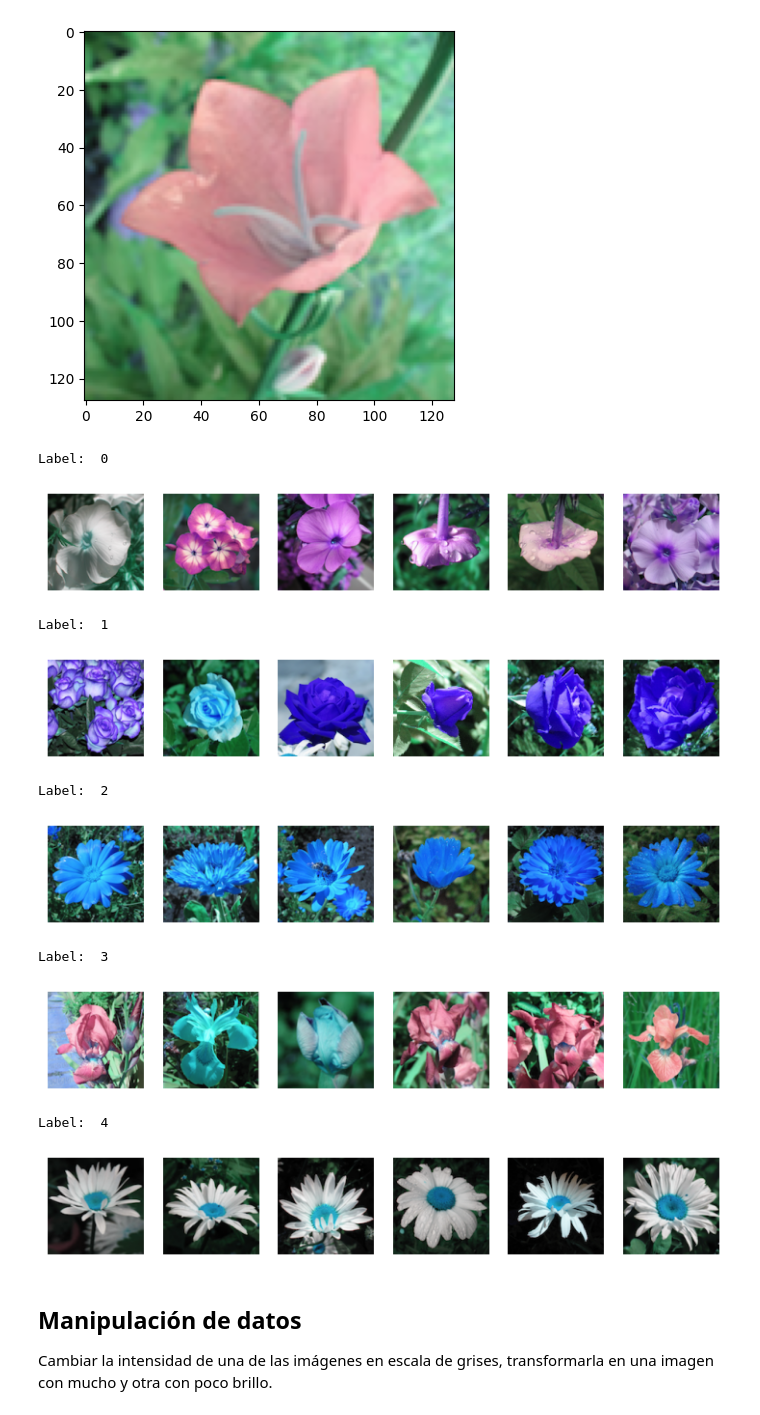
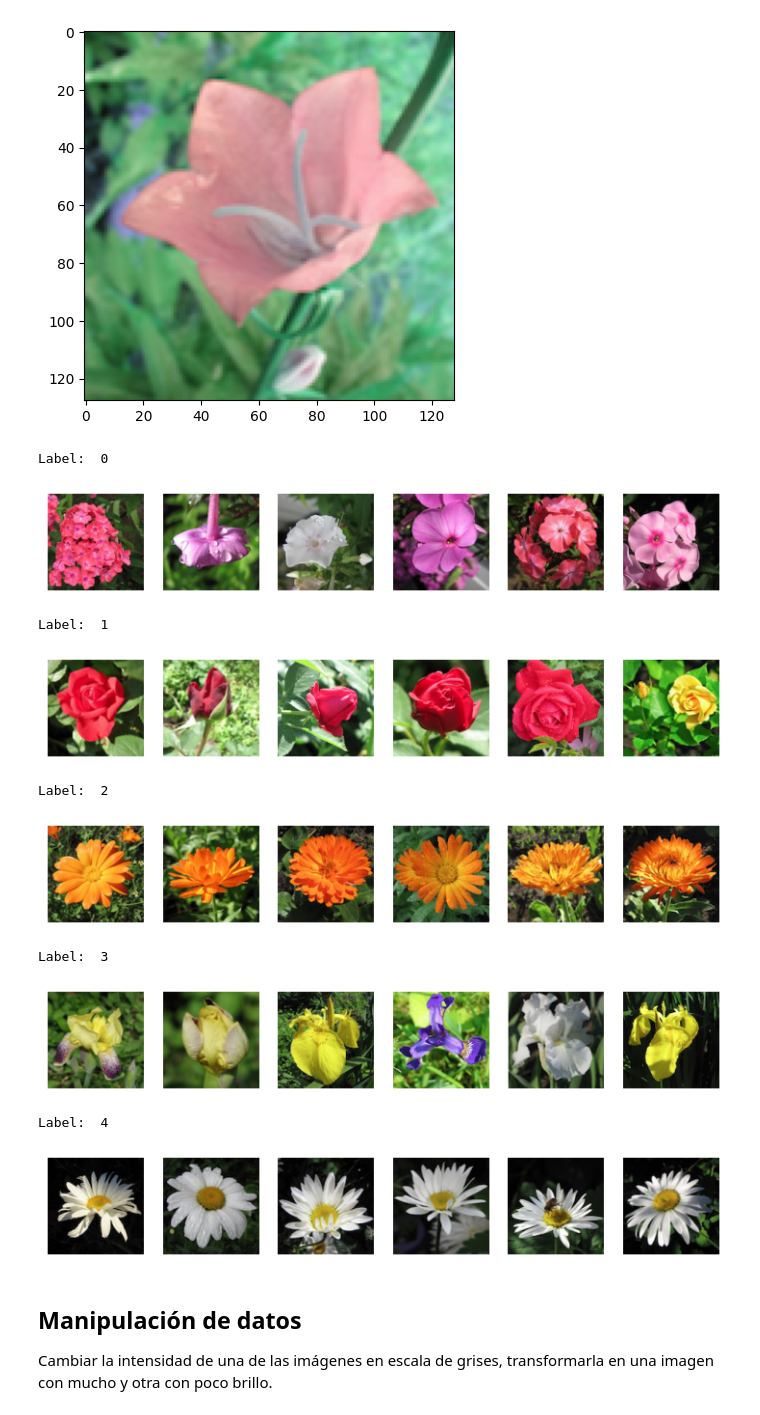
Before and after one commit to josesg998/dmecyt, a Jupyter notebook: preTP1/pre_TP_01_JSG.ipynb, the cells around one changed output. Cells and saved outputs as stored; diff of their text form; code cells hidden in the pictures.

Commit message:
import archivos en drive + algunos ejercicios resueltos

```diff
--- a/preTP1/pre_TP_01_JSG.ipynb
+++ b/preTP1/pre_TP_01_JSG.ipynb
@@ -19,7 +24,7 @@ path = sorted([os.path.join(image_path, file)
                for file in os.listdir(image_path )
                if file.endswith('.png')])
 # %%
-labels = pd.read_csv('flower_images/flower_labels.csv')
+labels = pd.read_csv('/content/drive/MyDrive/DMCyT_2023/flower_images/flower_labels.csv')
 # %%
 labels[labels['label']==0].iloc[0,0]
 # %% [output]
@@ -30,7 +35,9 @@ Cargar el dataset y sus respectivas etiquetas. Es importante asegurarse que las
 
 Explorar y graficar los subconjuntos de imágenes que representan flores de la misma especie
 # %%
-img = cv2.imread('flower_images/'+labels[labels['label']==5].iloc[10,0])
+path_drive = '/content/drive/MyDrive/DMCyT_2023/'
+
+img = cv2.imread(path_drive+'flower_images/'+labels[labels['label']==5].iloc[10,0])
 print(img.shape)
 
 plt.imshow(img)
@@ -41,25 +48,25 @@ plt.imshow(img)
 # %%
 def print_flowers(species:list,n:int):
     for label in species:
         print("Label: ", label)
         photos = labels[labels['label'] == label].sample(n)
         fig, axs = plt.subplots(1, n, figsize=(n*3/2, n*2))
         for i in range(n):
-            axs[i].imshow(cv2.imread('flower_images/'+photos.iloc[i]['file']))
+            axs[i].imshow(cv2.cvtColor(cv2.imread(path_drive+'flower_images/'+photos.iloc[i]['file']),cv2.COLOR_BGR2RGB))
             axs[i].axis('off')
         plt.show()
 print_flowers(range(5),6)
 # %% [output]
 Label:  0
-[figure, old version]
+[figure, new version]
 Label:  1
-[figure, old version]
+[figure, new version]
 Label:  2
-[figure, old version]
+[figure, new version]
 Label:  3
-[figure, old version]
+[figure, new version]
 Label:  4
-[figure, old version]
+[figure, new version]
 # %% [markdown]
 ## Manipulación de datos
 
```
Also changed, not shown: parts of 14 cells of this notebook.
